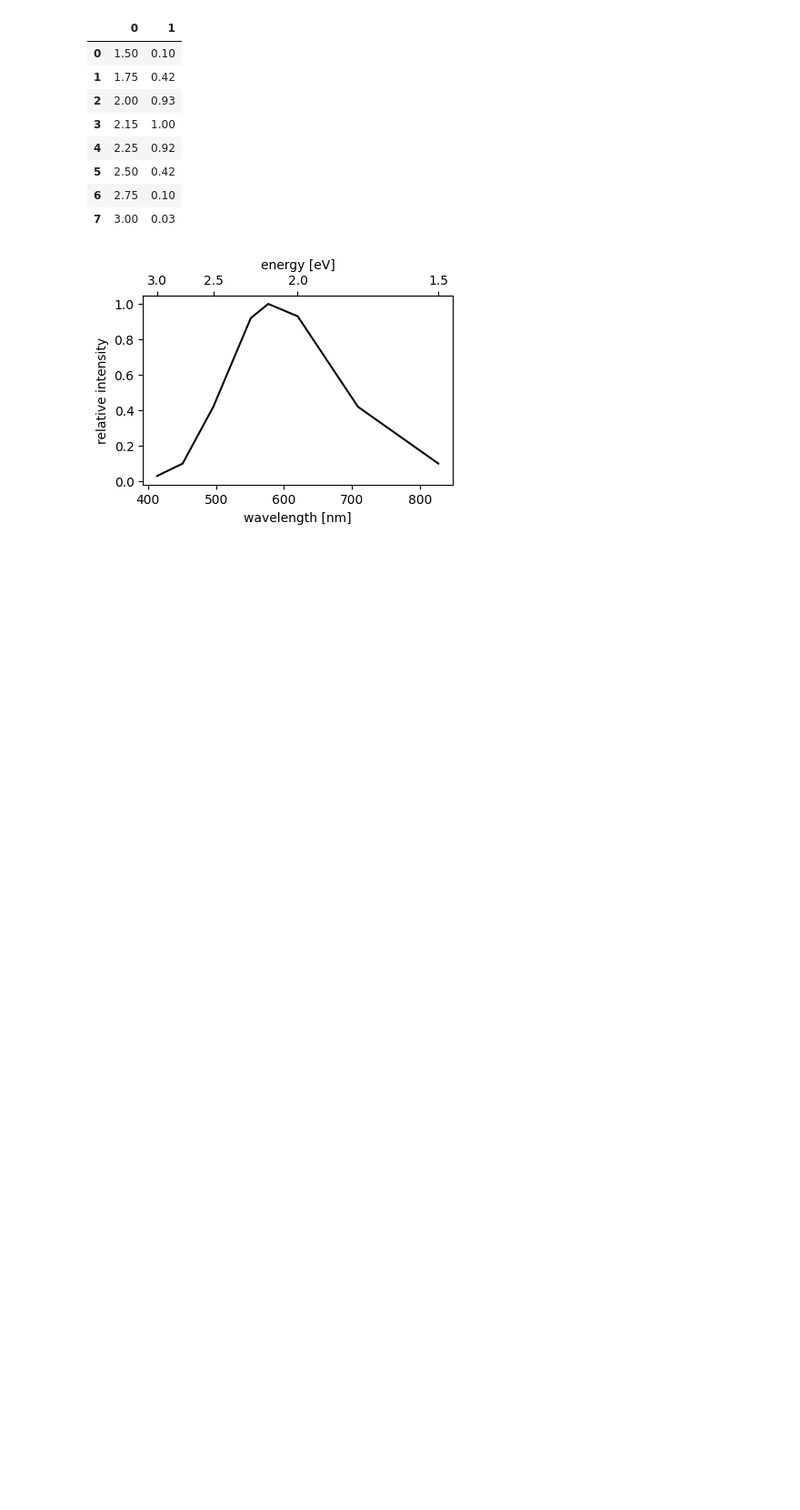
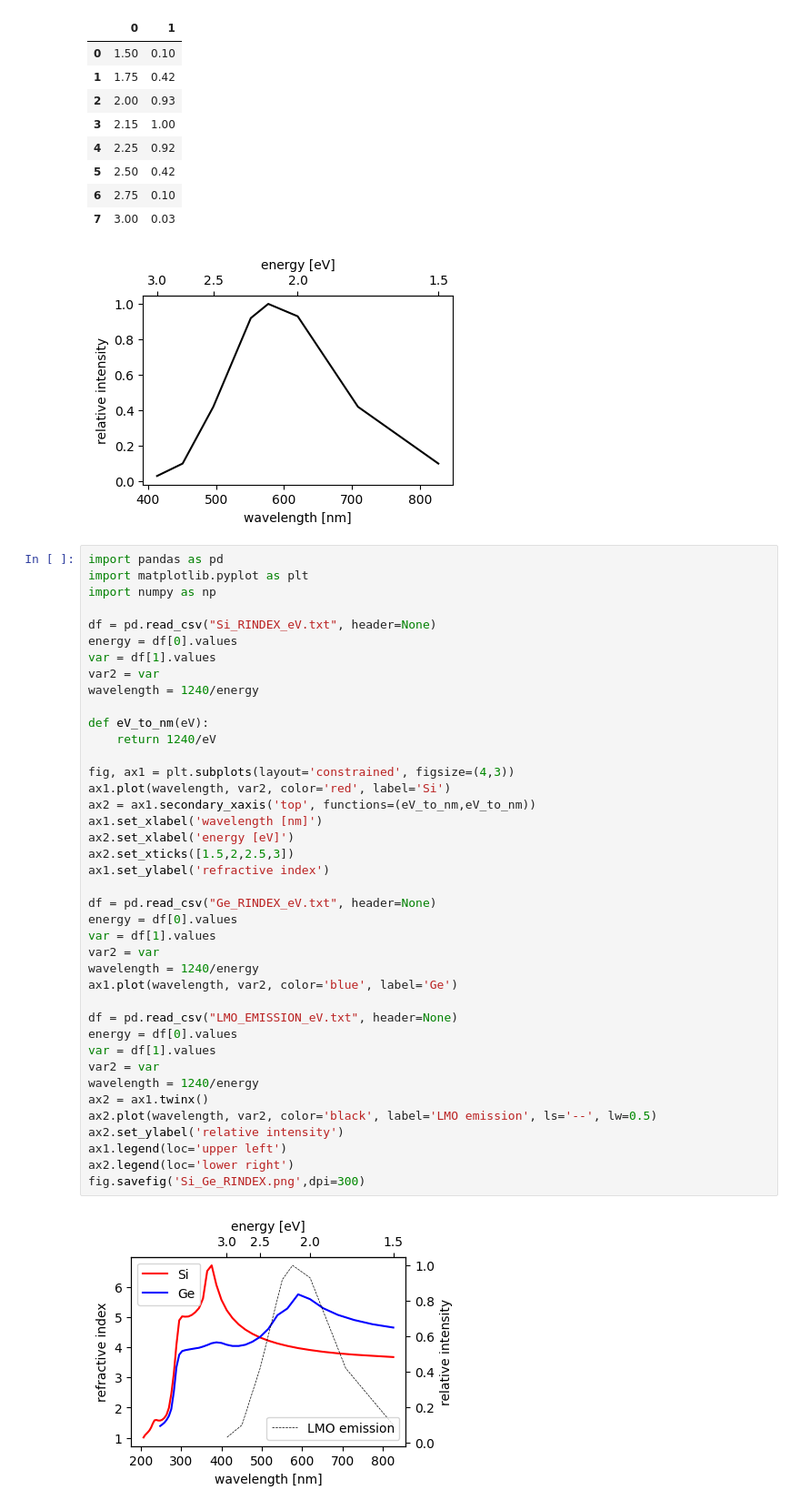
Before and after one commit to ahuber33/CUPID_LP2IB, a Jupyter notebook: PYTHON/optical_properties.ipynb, the cells around one changed output. Shown at 91% size. Saved outputs shown, nothing was run; the diff lists cells and outputs as text; blank space fills up the shorter version.

```diff
--- a/PYTHON/optical_properties.ipynb
+++ b/PYTHON/optical_properties.ipynb
@@ -196,3 +196,45 @@ fig.savefig('emission',dpi=300)
 | 6 | 2.75 | 0.10 |
 | 7 | 3.00 | 0.03 |
 [figure]
+# %%
+import pandas as pd
+import matplotlib.pyplot as plt
+import numpy as np
+
+df = pd.read_csv("Si_RINDEX_eV.txt", header=None)
+energy = df[0].values
+var = df[1].values
+var2 = var
+wavelength = 1240/energy
+
+def eV_to_nm(eV):
+    return 1240/eV
+
+fig, ax1 = plt.subplots(layout='constrained', figsize=(4,3))
+ax1.plot(wavelength, var2, color='red', label='Si')
+ax2 = ax1.secondary_xaxis('top', functions=(eV_to_nm,eV_to_nm))
+ax1.set_xlabel('wavelength [nm]')
+ax2.set_xlabel('energy [eV]')
+ax2.set_xticks([1.5,2,2.5,3])
+ax1.set_ylabel('refractive index')
+
+df = pd.read_csv("Ge_RINDEX_eV.txt", header=None)
+energy = df[0].values
+var = df[1].values
+var2 = var
+wavelength = 1240/energy
+ax1.plot(wavelength, var2, color='blue', label='Ge')
+
+df = pd.read_csv("LMO_EMISSION_eV.txt", header=None)
+energy = df[0].values
+var = df[1].values
+var2 = var
+wavelength = 1240/energy
+ax2 = ax1.twinx()
+ax2.plot(wavelength, var2, color='black', label='LMO emission', ls='--', lw=0.5)
+ax2.set_ylabel('relative intensity')
+ax1.legend(loc='upper left')
+ax2.legend(loc='lower right')
+fig.savefig('Si_Ge_RINDEX.png',dpi=300)
+# %% [output]
+[figure, added]
```
Also changed, not shown: 15 other files.
